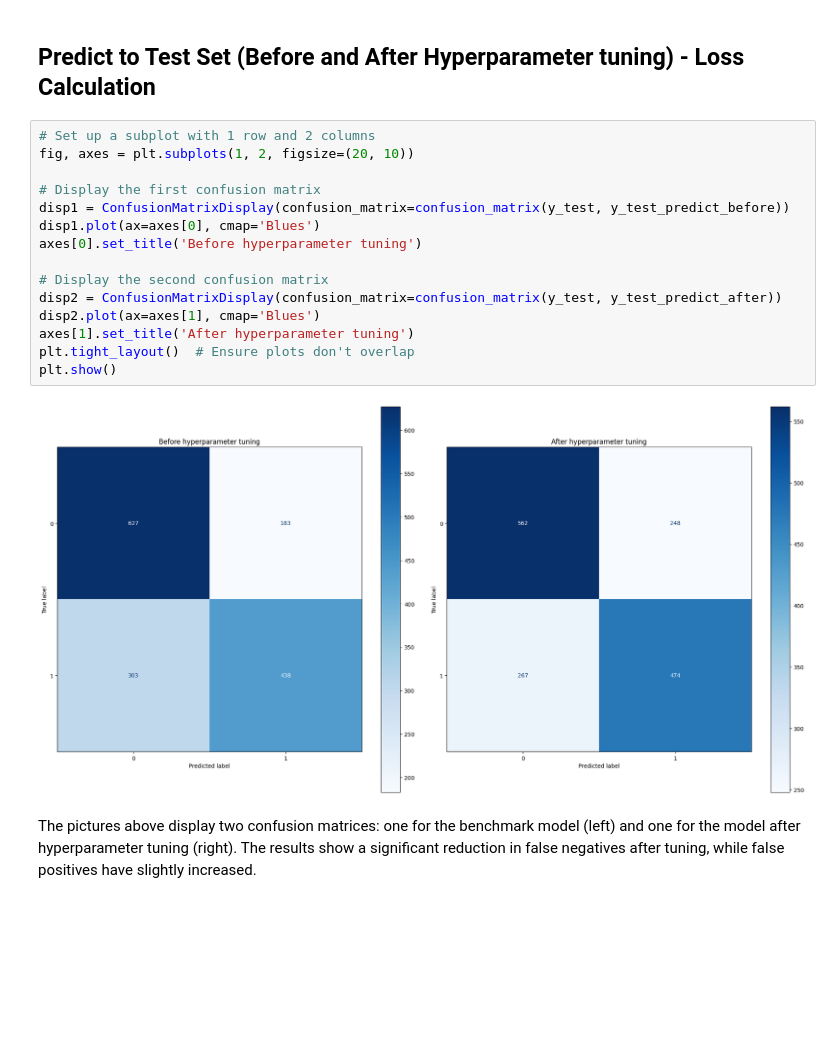
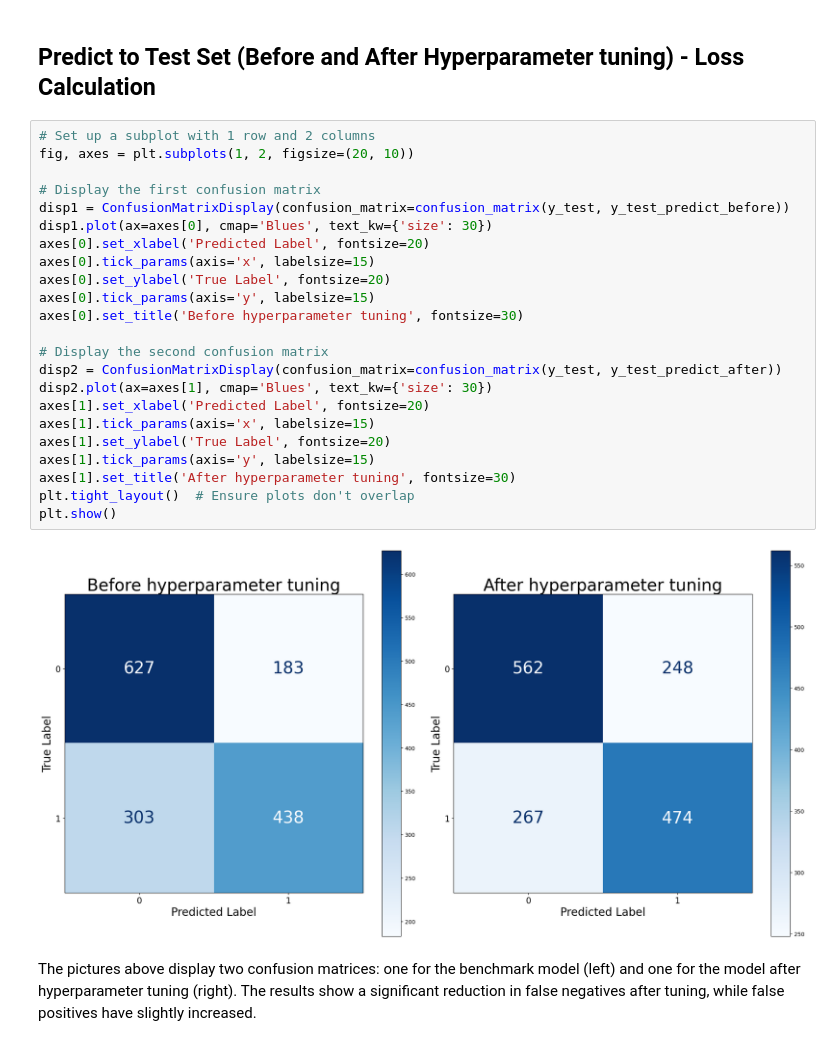
Before and after one commit to VinZpb/Bank-Marketing-Campaign, a Jupyter notebook: Vincent_MachineLearning_BankMarketingCampaignClassification.ipynb, the cells around one changed output. Drawn from its saved outputs; the diff is of its cells as text; blank space fills up the shorter version.

```diff
--- a/Vincent_MachineLearning_BankMarketingCampaignClassification.ipynb
+++ b/Vincent_MachineLearning_BankMarketingCampaignClassification.ipynb
@@ -655,20 +665,28 @@ After predicting both before and after hyperparameter tuning, the results show t
 # %%
 # Set up a subplot with 1 row and 2 columns
 fig, axes = plt.subplots(1, 2, figsize=(20, 10))
 
 # Display the first confusion matrix
 disp1 = ConfusionMatrixDisplay(confusion_matrix=confusion_matrix(y_test, y_test_predict_before))
-disp1.plot(ax=axes[0], cmap='Blues')
-axes[0].set_title('Before hyperparameter tuning')
+disp1.plot(ax=axes[0], cmap='Blues', text_kw={'size': 30})
+axes[0].set_xlabel('Predicted Label', fontsize=20)
+axes[0].tick_params(axis='x', labelsize=15)
+axes[0].set_ylabel('True Label', fontsize=20)
+axes[0].tick_params(axis='y', labelsize=15)
+axes[0].set_title('Before hyperparameter tuning', fontsize=30)
 
 # Display the second confusion matrix
 disp2 = ConfusionMatrixDisplay(confusion_matrix=confusion_matrix(y_test, y_test_predict_after))
-disp2.plot(ax=axes[1], cmap='Blues')
-axes[1].set_title('After hyperparameter tuning')
+disp2.plot(ax=axes[1], cmap='Blues', text_kw={'size': 30})
+axes[1].set_xlabel('Predicted Label', fontsize=20)
+axes[1].tick_params(axis='x', labelsize=15)
+axes[1].set_ylabel('True Label', fontsize=20)
+axes[1].tick_params(axis='y', labelsize=15)
+axes[1].set_title('After hyperparameter tuning', fontsize=30)
 plt.tight_layout()  # Ensure plots don't overlap
 plt.show()
 # %% [output]
-[figure, old version]
+[figure, new version]
 # %% [markdown]
 The pictures above display two confusion matrices: one for the benchmark model (left) and one for the model after hyperparameter tuning (right). The results show a significant reduction in false negatives after tuning, while false positives have slightly increased.
 # %%
```
Also changed, not shown: parts of 5 cells of this notebook, 1 other file.
